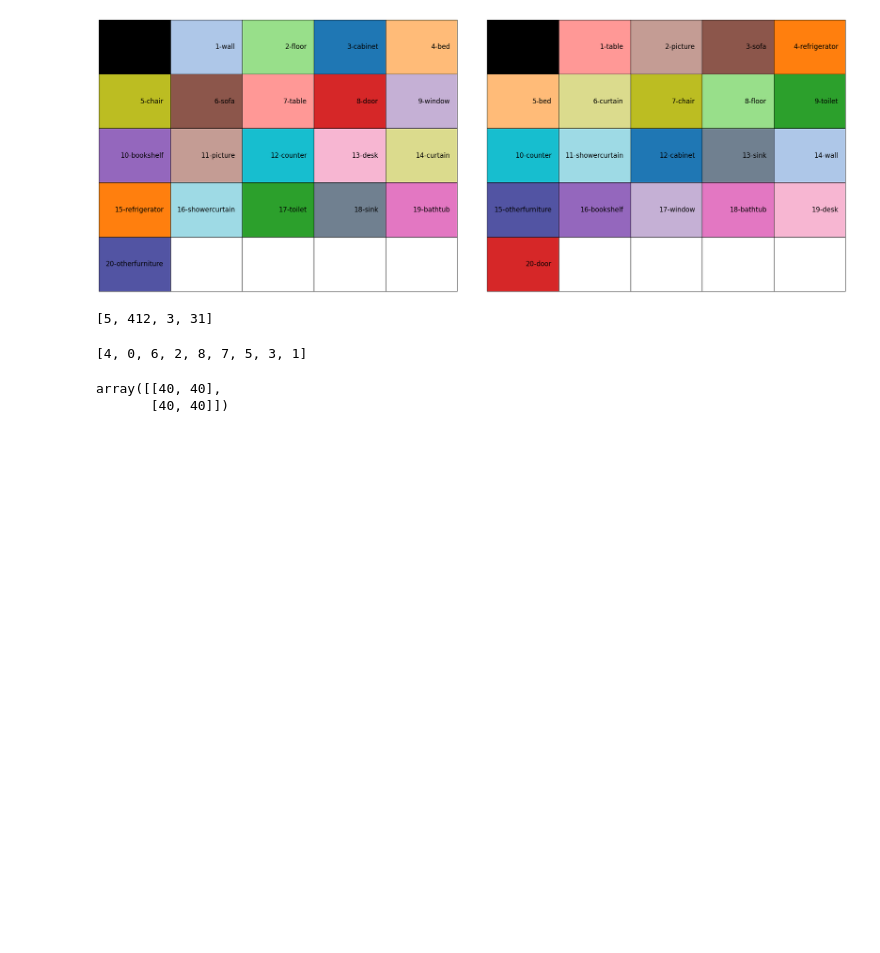
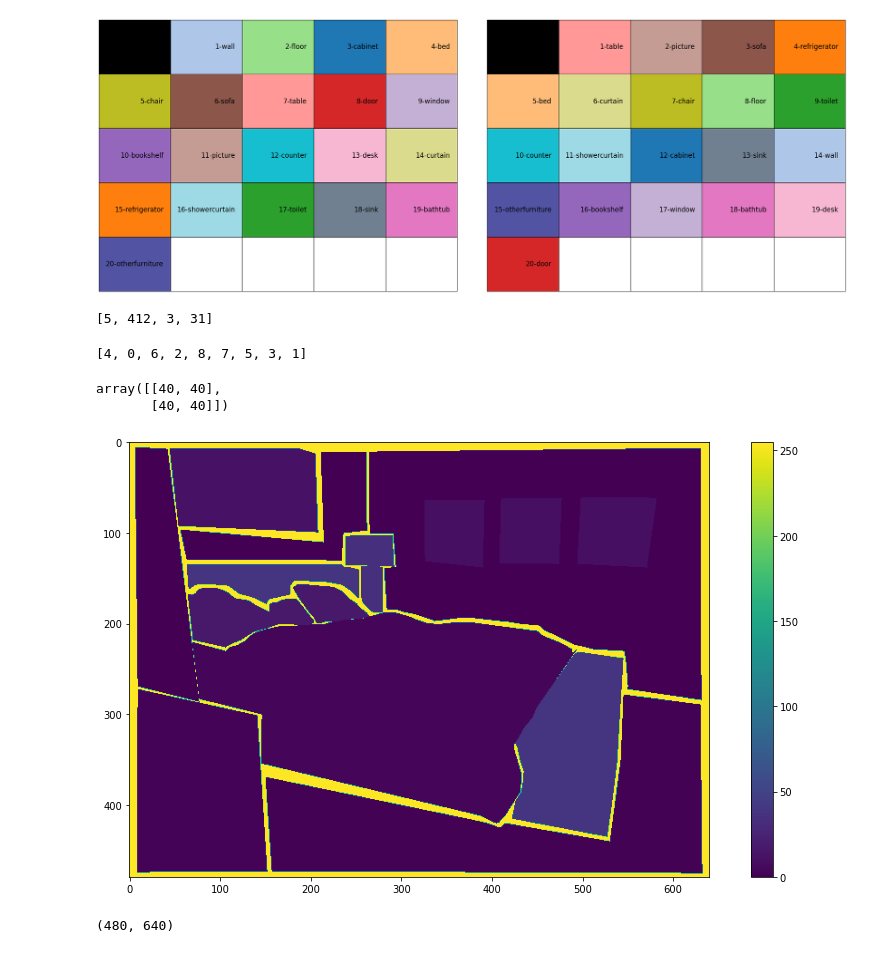
Before and after one commit to Jerrypiglet/semseg, a Jupyter notebook: train/debug_inside_train.ipynb, the cells around one changed output. Drawn from its saved outputs; the diff is of its cells as text; code cells hidden in the pictures; blank space fills up the shorter version.

```diff
--- a/train/debug_inside_train.ipynb
+++ b/train/debug_inside_train.ipynb
@@ -89,3 +89,18 @@ nyu_or_map(np.zeros((2, 2)))
 # %% [output]
 array([[40, 40],
        [40, 40]])
+# %%
+from PIL import Image
+label_path = '../dataset/nyu/seg40/train/01017.png'
+label = np.array(Image.open(label_path).convert('L'))
+import matplotlib.pyplot as plt
+plt.figure(figsize=(15, 8))
+plt.imshow(label)
+plt.colorbar()
+plt.show()
+# %% [output]
+[figure, added]
+# %%
+label.shape
+# %% [output]
+(480, 640)
```
Also changed, not shown: 5 other files.
